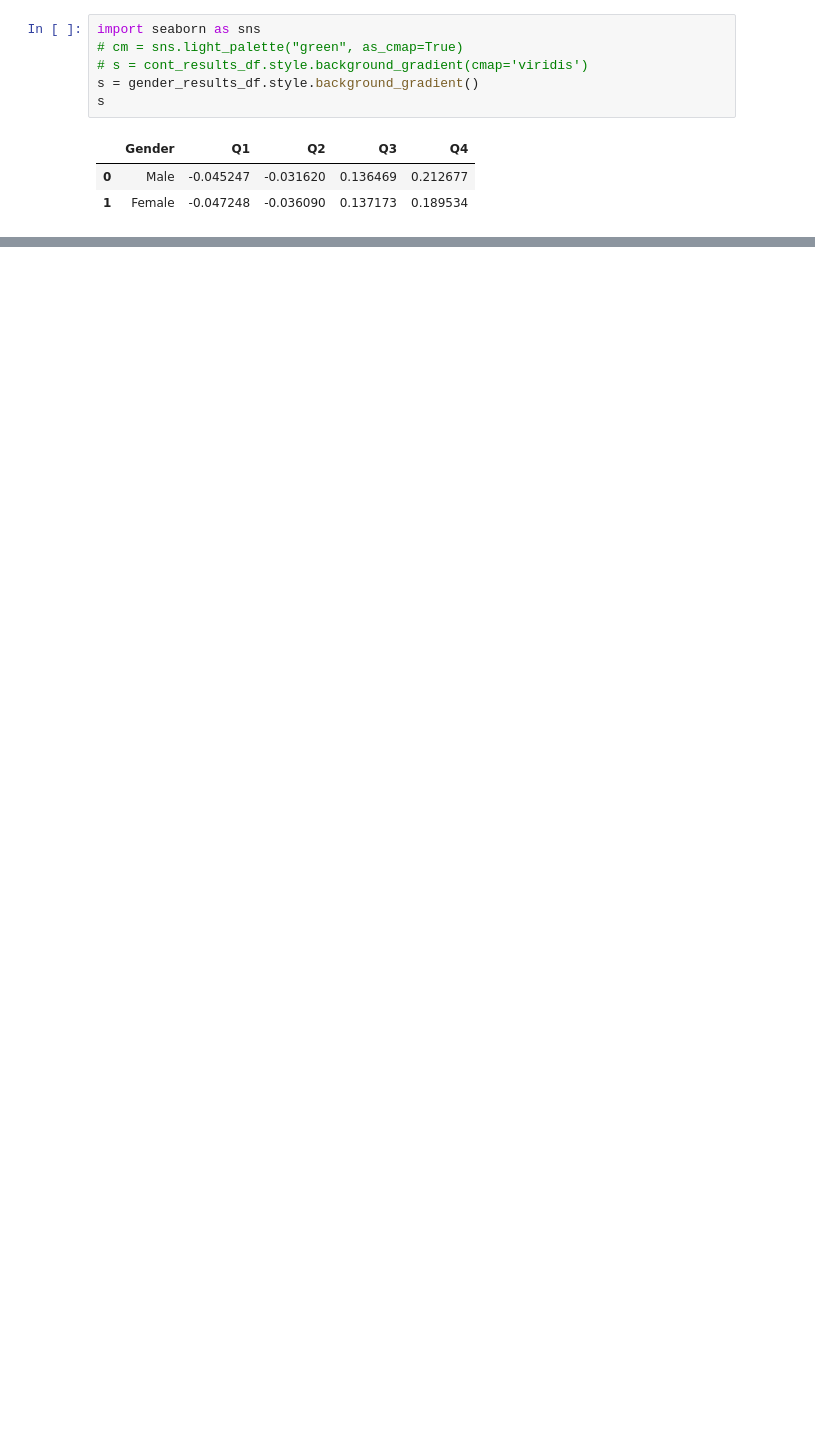
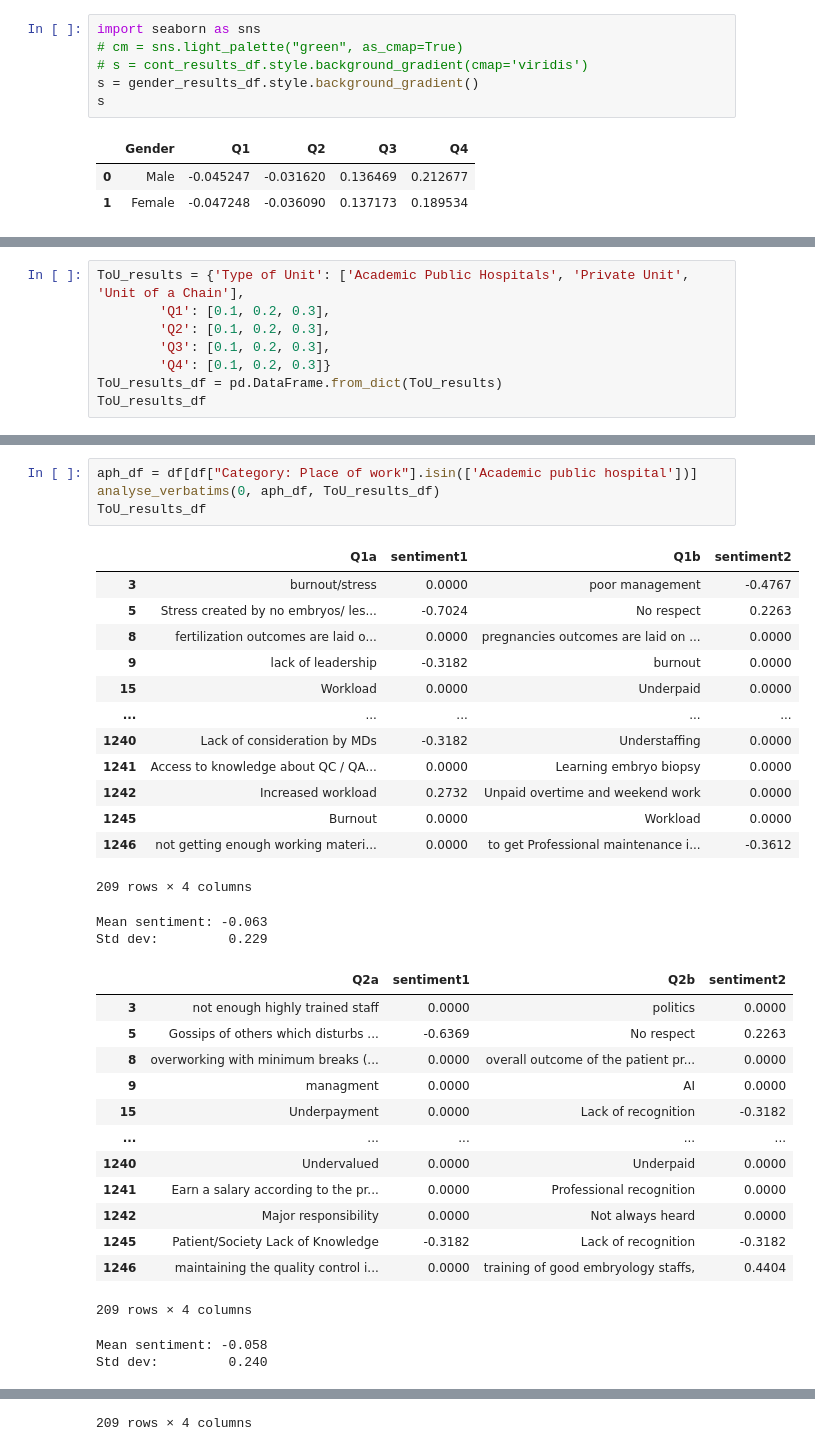
Before and after one commit to tgr2uk/surveyAnalysis, a Jupyter notebook: 4. Cohort analysis.ipynb, the cells around one changed output, grey strips where cells are left out. Drawn from its saved outputs; the diff is of its cells as text; blank space fills up the shorter version.

```diff
--- a/4. Cohort analysis.ipynb
+++ b/4. Cohort analysis.ipynb
@@ -1772,0 +2062,8 @@ s
+# %%
+ToU_results = {'Type of Unit': ['Academic Public Hospitals', 'Private Unit', 'Unit of a Chain'],
+        'Q1': [0.1, 0.2, 0.3],
+        'Q2': [0.1, 0.2, 0.3],
+        'Q3': [0.1, 0.2, 0.3],
+        'Q4': [0.1, 0.2, 0.3]}
+ToU_results_df = pd.DataFrame.from_dict(ToU_results)
+ToU_results_df
@@ -1772,0 +2075,35 @@ s
+# %%
+aph_df = df[df["Category: Place of work"].isin(['Academic public hospital'])]
+analyse_verbatims(0, aph_df, ToU_results_df)
+ToU_results_df
+# %% [output]
+|  | Q1a | sentiment1 | Q1b | sentiment2 |
+| 3 | burnout/stress | 0.0000 | poor management | -0.4767 |
+| 5 | Stress created by no embryos/ les... | -0.7024 | No respect | 0.2263 |
+| 8 | fertilization outcomes are laid o... | 0.0000 | pregnancies outcomes are laid on ... | 0.0000 |
+| 9 | lack of leadership | -0.3182 | burnout | 0.0000 |
+| 15 | Workload | 0.0000 | Underpaid | 0.0000 |
+| ... | ... | ... | ... | ... |
+| 1240 | Lack of consideration by MDs | -0.3182 | Understaffing | 0.0000 |
+| 1241 | Access to knowledge about QC / QA... | 0.0000 | Learning embryo biopsy | 0.0000 |
+| 1242 | Increased workload | 0.2732 | Unpaid overtime and weekend work | 0.0000 |
+| 1245 | Burnout | 0.0000 | Workload | 0.0000 |
+| 1246 | not getting enough working materi... | 0.0000 | to get Professional maintenance i... | -0.3612 |
+209 rows × 4 columns
+Mean sentiment: -0.063
+Std dev:         0.229
+|  | Q2a | sentiment1 | Q2b | sentiment2 |
+| 3 | not enough highly trained staff | 0.0000 | politics | 0.0000 |
+| 5 | Gossips of others which disturbs ... | -0.6369 | No respect | 0.2263 |
+| 8 | overworking with minimum breaks (... | 0.0000 | overall outcome of the patient pr... | 0.0000 |
+| 9 | managment | 0.0000 | AI | 0.0000 |
+| 15 | Underpayment | 0.0000 | Lack of recognition | -0.3182 |
+| ... | ... | ... | ... | ... |
+| 1240 | Undervalued | 0.0000 | Underpaid | 0.0000 |
+| 1241 | Earn a salary according to the pr... | 0.0000 | Professional recognition | 0.0000 |
+| 1242 | Major responsibility | 0.0000 | Not always heard | 0.0000 |
+| 1245 | Patient/Society Lack of Knowledge | -0.3182 | Lack of recognition | -0.3182 |
+| 1246 | maintaining the quality control i... | 0.0000 | training of good embryology staffs, | 0.4404 |
+209 rows × 4 columns
+Mean sentiment: -0.058
+Std dev:         0.240
@@ -1772,0 +2122 @@ s
+209 rows × 4 columns
```
Also changed, not shown: parts of 25 cells of this notebook.
